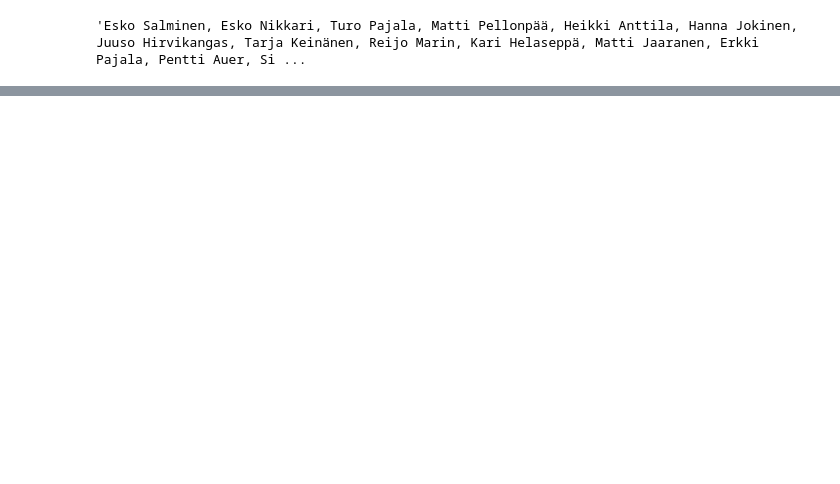
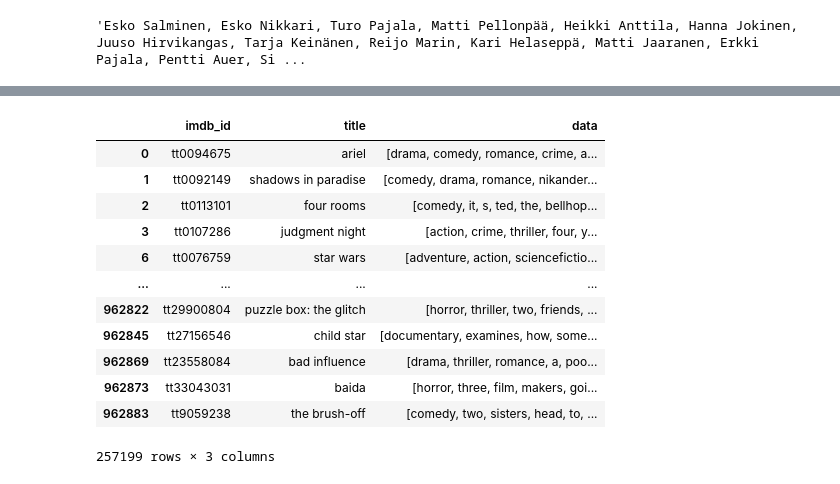
Before and after one commit to Karanraj-6/Movies_Recommendation_System, a Jupyter notebook: code.ipynb, the cells around one changed output, grey strips where cells are left out. Cells and saved outputs as stored; diff of their text form; code cells hidden in the pictures; blank space fills up the shorter version.

```diff
--- a/code.ipynb
+++ b/code.ipynb
@@ -176,2 +168,0 @@ df['data'] = df['data'].apply(remove_numbers)
-# %%
-df['data']=df['data'].apply(remove_patterns)
@@ -193,0 +169,2 @@ df.drop(columns=['title', 'genres', 'overview', 'production_companies', 'cast',
+# %%
+df['overview'] = df['overview'].apply(lambda x: [genre.strip() for genre in x.split(' ')])
@@ -209,0 +202,3 @@ df
+# %%
+df['data']= df['genres']+ df['overview']+ df['production_companies']+ df['cast']+ df['director']
+df
@@ -209,0 +219,18 @@ df
+# %%
+df=df[['imdb_id','title','data']]
+# %%
+df
+# %% [output]
+|  | imdb_id | title | data |
+| 0 | tt0094675 | ariel | [drama, comedy, romance, crime, a... |
+| 1 | tt0092149 | shadows in paradise | [comedy, drama, romance, nikander... |
+| 2 | tt0113101 | four rooms | [comedy, it, s, ted, the, bellhop... |
+| 3 | tt0107286 | judgment night | [action, crime, thriller, four, y... |
+| 6 | tt0076759 | star wars | [adventure, action, sciencefictio... |
+| ... | ... | ... | ... |
+| 962822 | tt29900804 | puzzle box: the glitch | [horror, thriller, two, friends, ... |
+| 962845 | tt27156546 | child star | [documentary, examines, how, some... |
+| 962869 | tt23558084 | bad influence | [drama, thriller, romance, a, poo... |
+| 962873 | tt33043031 | baida | [horror, three, film, makers, goi... |
+| 962883 | tt9059238 | the brush-off | [comedy, two, sisters, head, to, ... |
+257199 rows × 3 columns
```
Also changed, not shown: parts of 34 cells of this notebook.
